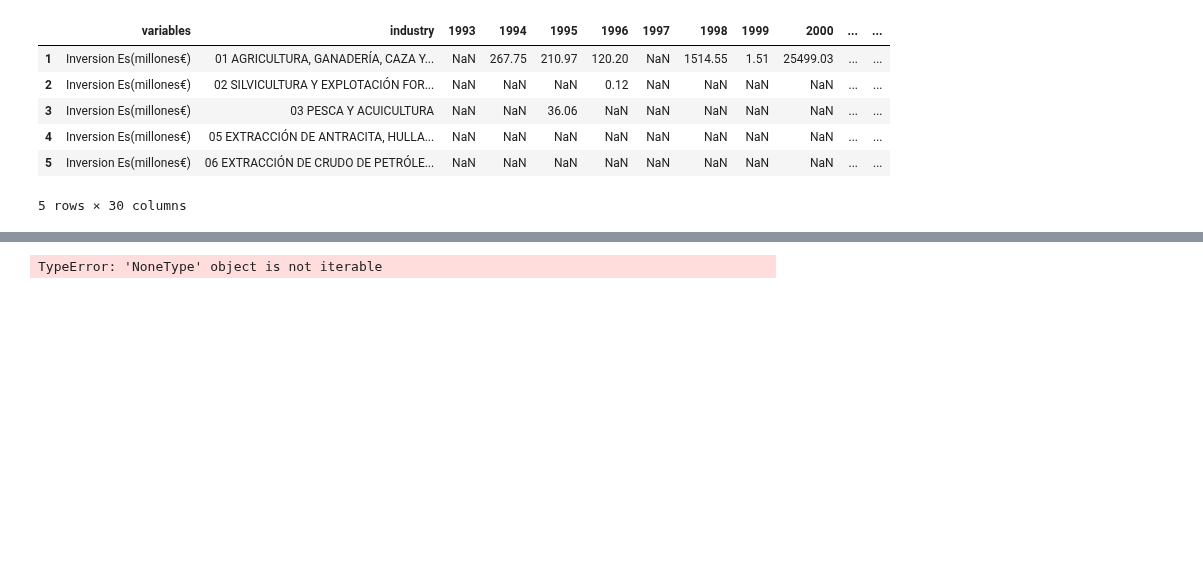
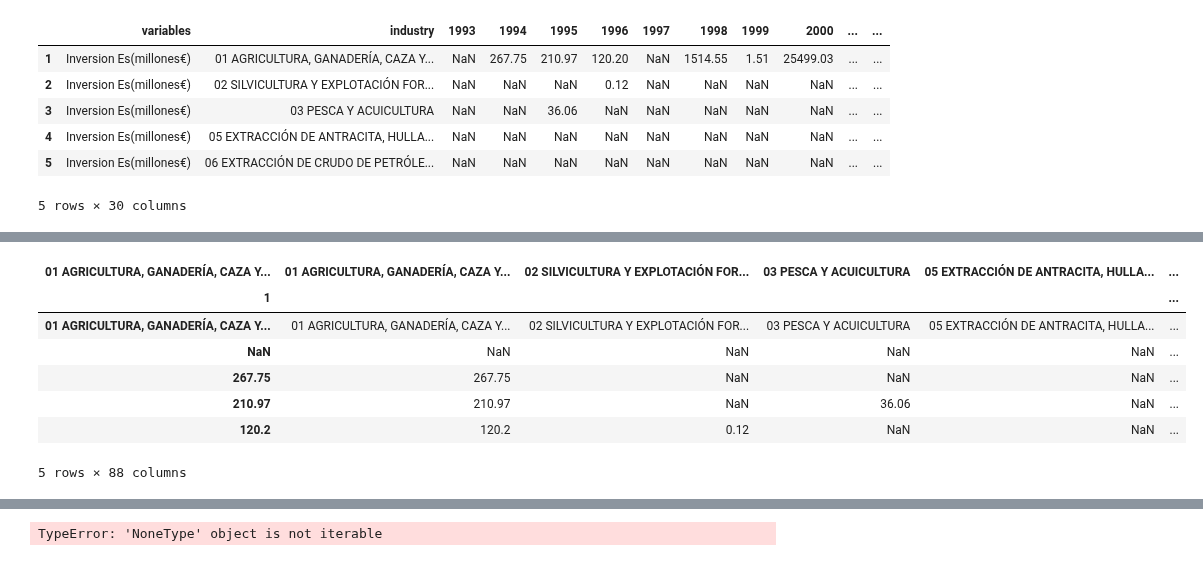
Before and after one commit to Afri-cola/Kschool-TFM, a Jupyter notebook: Inversion ES.ipynb, the cells around one changed output, grey strips where cells are left out. Drawn from its saved outputs; the diff is of its cells as text; code cells hidden in the pictures; blank space fills up the shorter version.

```diff
--- a/Inversion ES.ipynb
+++ b/Inversion ES.ipynb
@@ -21,0 +75,13 @@ df = df.transpose()
+# %%
+new_header = df_t.iloc[0]
+df_t.columns = new_header
+df_t.head()
+# %% [output]
+| 01 AGRICULTURA, GANADERÍA, CAZA Y... | 01 AGRICULTURA, GANADERÍA, CAZA Y... | 02 SILVICULTURA Y EXPLOTACIÓN FOR... | 03 PESCA Y ACUICULTURA | 05 EXTRACCIÓN DE ANTRACITA, HULLA... | ... |
+| 1 |  |  |  |  | ... |
+| 01 AGRICULTURA, GANADERÍA, CAZA Y... | 01 AGRICULTURA, GANADERÍA, CAZA Y... | 02 SILVICULTURA Y EXPLOTACIÓN FOR... | 03 PESCA Y ACUICULTURA | 05 EXTRACCIÓN DE ANTRACITA, HULLA... | ... |
+| NaN | NaN | NaN | NaN | NaN | ... |
+| 267.75 | 267.75 | NaN | NaN | NaN | ... |
+| 210.97 | 210.97 | NaN | 36.06 | NaN | ... |
+| 120.2 | 120.2 | 0.12 | NaN | NaN | ... |
+5 rows × 88 columns
```
Also changed, not shown: parts of 14 cells of this notebook.
